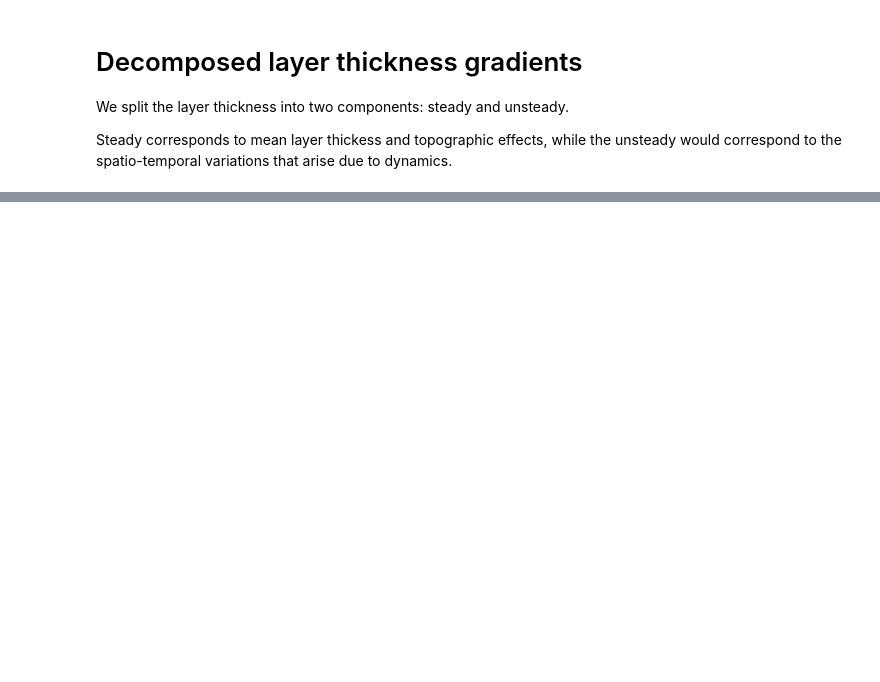
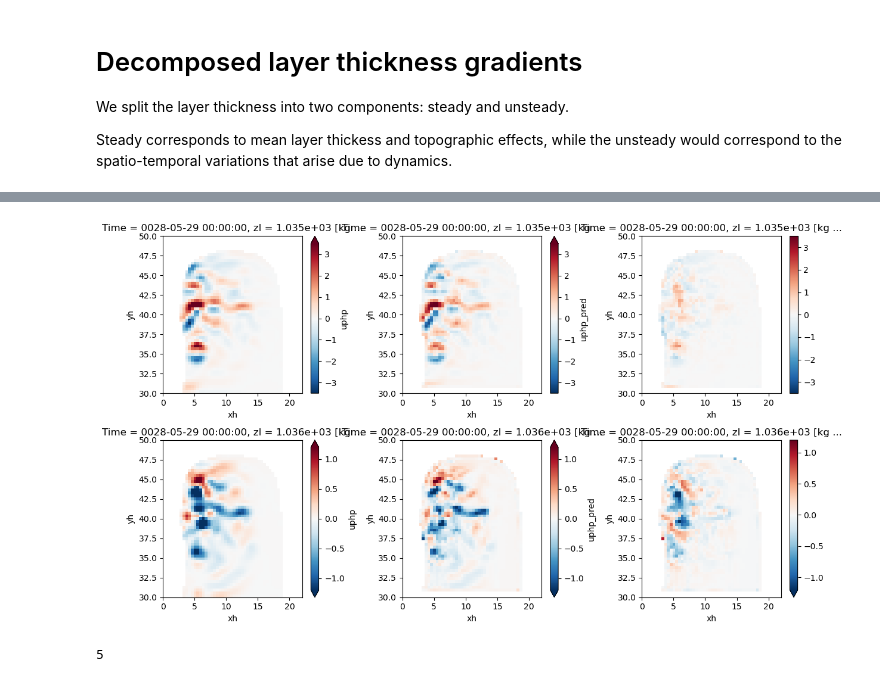
Before and after one commit to dhruvbalwada/mesoscale_buoyancy_param_ML, a Jupyter notebook: evaluate_model_design/decomposed_layer_thickness_tests.ipynb, the cells around one changed output, grey strips where cells are left out. Drawn from its saved outputs; the diff is of its cells as text; code cells hidden in the pictures; blank space fills up the shorter version.

```diff
--- a/evaluate_model_design/decomposed_layer_thickness_tests.ipynb
+++ b/evaluate_model_design/decomposed_layer_thickness_tests.ipynb
@@ -94,8 +94,12 @@ normalize_data_dic = {
     'dvdy_widened': ([], 1e-6),
     'dhdx_widened': ([], 1e-3),
     'dhdy_widened': ([], 1e-3),
+    'dhbardx_widened': ([], 1e-3),
+    'dhbardy_widened': ([], 1e-3),
     'dedx_middle_widened': ([], 1e-3),
     'dedy_middle_widened': ([], 1e-3),
+
+
     'dhdx_widened_rotated': ([], 1e-3),
     'dhdy_widened_rotated': ([], 1e-3),
 
@@ -269,0 +260,36 @@ test_eval = evaluation.EvalSystem(simulation_data=DT,
+# %%
+exp = experiment_config['simulation_names'][0]
+scale = '200'
+
+plt.figure(figsize=(12, 7))
+
+vmin=-3.5
+zl_choice = 0
+
+plt.subplot(231)
+test_eval.eval_datatree.ml_dataset[exp][scale][experiment_config['output_channels'][zl_choice]].isel(Time=0, zl=0).plot(vmin=vmin)
+
+plt.subplot(232)
+test_eval.eval_datatree.ml_dataset[exp][scale][experiment_config['output_channels'][zl_choice]+'_pred'].isel(Time=0, zl=0).plot(vmin=vmin)
+
+plt.subplot(233)
+(test_eval.eval_datatree.ml_dataset[exp][scale][experiment_config['output_channels'][zl_choice]] -
+ test_eval.eval_datatree.ml_dataset[exp][scale][experiment_config['output_channels'][zl_choice]+'_pred']).isel(Time=0, zl=0).plot(vmin=vmin)
+
+
+vmin=-1.2
+zl_choice = 1
+
+plt.subplot(234)
+test_eval.eval_datatree.ml_dataset[exp][scale][experiment_config['output_channels'][0]].isel(Time=0, zl=zl_choice).plot(vmin=vmin)
+
+plt.subplot(235)
+test_eval.eval_datatree.ml_dataset[exp][scale][experiment_config['output_channels'][0]+'_pred'].isel(Time=0, zl=zl_choice).plot(vmin=vmin)
+
+plt.subplot(236)
+(test_eval.eval_datatree.ml_dataset[exp][scale][experiment_config['output_channels'][0]] -
+ test_eval.eval_datatree.ml_dataset[exp][scale][experiment_config['output_channels'][0]+'_pred']).isel(Time=0, zl=zl_choice).plot(vmin=vmin)
+
+plt.tight_layout()
+# %% [output]
+[figure, added]
@@ -269,0 +299,4 @@ test_eval = evaluation.EvalSystem(simulation_data=DT,
+# %%
+experiment_config['window_size']
+# %% [output]
+5
```
Also changed, not shown: parts of 20 cells of this notebook, 22 other files.
